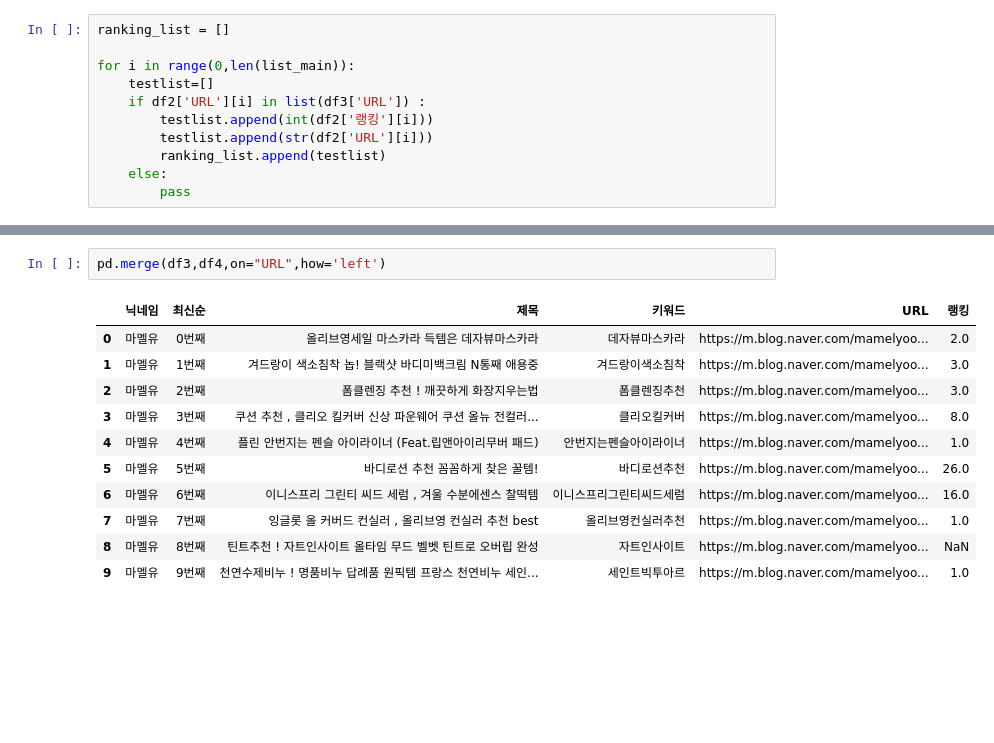
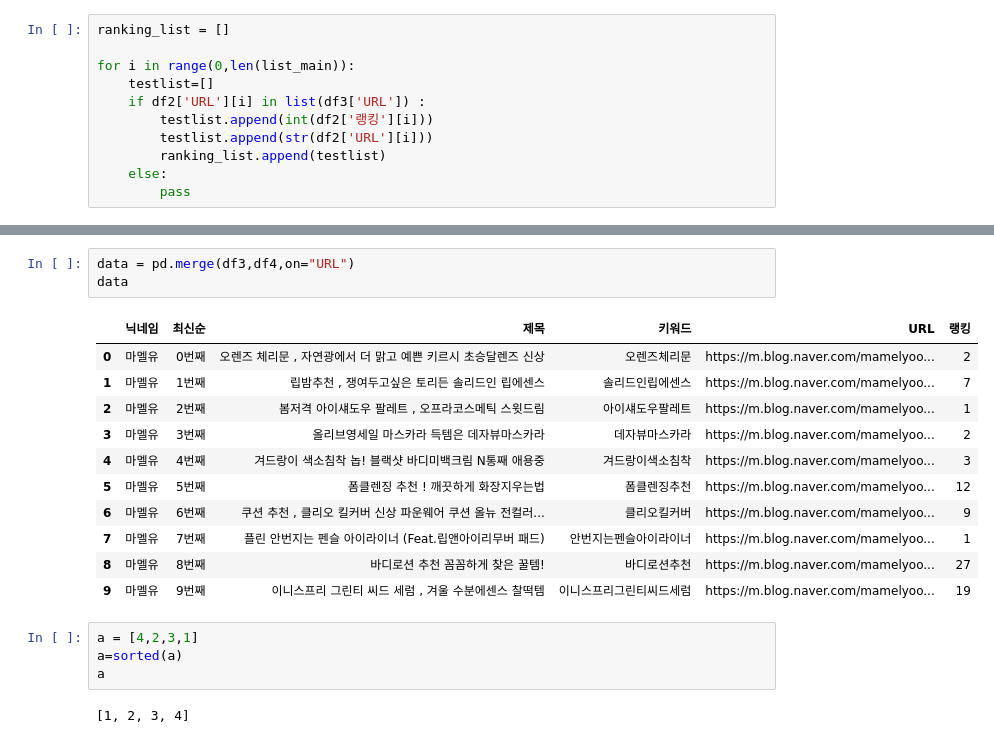
Before and after one commit to ameliacode/hwaseon, a Jupyter notebook: Test-api/notebook-test/네이버 쇼핑 페이지 긁어오기, 블로그 지수 확인_20210303/낙서장.ipynb, the cells around one changed output, grey strips where cells are left out. Drawn from its saved outputs; the diff is of its cells as text; blank space fills up the shorter version.

```diff
--- a/Test-api/notebook-test/네이버 쇼핑 페이지 긁어오기, 블로그 지수 확인_20210303/낙서장.ipynb
+++ b/Test-api/notebook-test/네이버 쇼핑 페이지 긁어오기, 블로그 지수 확인_20210303/낙서장.ipynb
@@ -362,14 +389,21 @@ df4
 # %%
-pd.merge(df3,df4,on="URL",how='left')
+data = pd.merge(df3,df4,on="URL")
+data
 # %% [output]
 |  | 닉네임 | 최신순 | 제목 | 키워드 | URL | 랭킹 |
-| 0 | 마멜유 | 0번째 | 올리브영세일 마스카라 득템은 데자뷰마스카라 | 데자뷰마스카라 | https://m.blog.naver.com/mamelyoo... | 2.0 |
-| 1 | 마멜유 | 1번째 | 겨드랑이 색소침착 놉! 블랙샷 바디미백크림 N통째 애용중 | 겨드랑이색소침착 | https://m.blog.naver.com/mamelyoo... | 3.0 |
-| 2 | 마멜유 | 2번째 | 폼클렌징 추천 ! 깨끗하게 화장지우는법 | 폼클렌징추천 | https://m.blog.naver.com/mamelyoo... | 3.0 |
-| 3 | 마멜유 | 3번째 | 쿠션 추천 , 클리오 킬커버 신상 파운웨어 쿠션 올뉴 전컬러... | 클리오킬커버 | https://m.blog.naver.com/mamelyoo... | 8.0 |
-| 4 | 마멜유 | 4번째 | 플린 안번지는 펜슬 아이라이너 (Feat.립앤아이리무버 패드) | 안번지는펜슬아이라이너 | https://m.blog.naver.com/mamelyoo... | 1.0 |
-| 5 | 마멜유 | 5번째 | 바디로션 추천 꼼꼼하게 찾은 꿀템! | 바디로션추천 | https://m.blog.naver.com/mamelyoo... | 26.0 |
-| 6 | 마멜유 | 6번째 | 이니스프리 그린티 씨드 세럼 , 겨울 수분에센스 찰떡템 | 이니스프리그린티씨드세럼 | https://m.blog.naver.com/mamelyoo... | 16.0 |
-| 7 | 마멜유 | 7번째 | 잉글롯 올 커버드 컨실러 , 올리브영 컨실러 추천 best | 올리브영컨실러추천 | https://m.blog.naver.com/mamelyoo... | 1.0 |
-| 8 | 마멜유 | 8번째 | 틴트추천 ! 자트인사이트 올타임 무드 벨벳 틴트로 오버립 완성 | 자트인사이트 | https://m.blog.naver.com/mamelyoo... | NaN |
-| 9 | 마멜유 | 9번째 | 천연수제비누 ! 명품비누 답례품 원픽템 프랑스 천연비누 세인... | 세인트빅투아르 | https://m.blog.naver.com/mamelyoo... | 1.0 |
+| 0 | 마멜유 | 0번째 | 오렌즈 체리문 , 자연광에서 더 맑고 예쁜 키르시 초승달렌즈 신상 | 오렌즈체리문 | https://m.blog.naver.com/mamelyoo... | 2 |
+| 1 | 마멜유 | 1번째 | 립밤추천 , 쟁여두고싶은 토리든 솔리드인 립에센스 | 솔리드인립에센스 | https://m.blog.naver.com/mamelyoo... | 7 |
+| 2 | 마멜유 | 2번째 | 봄저격 아이섀도우 팔레트 , 오프라코스메틱 스윗드림 | 아이섀도우팔레트 | https://m.blog.naver.com/mamelyoo... | 1 |
+| 3 | 마멜유 | 3번째 | 올리브영세일 마스카라 득템은 데자뷰마스카라 | 데자뷰마스카라 | https://m.blog.naver.com/mamelyoo... | 2 |
+| 4 | 마멜유 | 4번째 | 겨드랑이 색소침착 놉! 블랙샷 바디미백크림 N통째 애용중 | 겨드랑이색소침착 | https://m.blog.naver.com/mamelyoo... | 3 |
+| 5 | 마멜유 | 5번째 | 폼클렌징 추천 ! 깨끗하게 화장지우는법 | 폼클렌징추천 | https://m.blog.naver.com/mamelyoo... | 12 |
+| 6 | 마멜유 | 6번째 | 쿠션 추천 , 클리오 킬커버 신상 파운웨어 쿠션 올뉴 전컬러... | 클리오킬커버 | https://m.blog.naver.com/mamelyoo... | 9 |
+| 7 | 마멜유 | 7번째 | 플린 안번지는 펜슬 아이라이너 (Feat.립앤아이리무버 패드) | 안번지는펜슬아이라이너 | https://m.blog.naver.com/mamelyoo... | 1 |
+| 8 | 마멜유 | 8번째 | 바디로션 추천 꼼꼼하게 찾은 꿀템! | 바디로션추천 | https://m.blog.naver.com/mamelyoo... | 27 |
+| 9 | 마멜유 | 9번째 | 이니스프리 그린티 씨드 세럼 , 겨울 수분에센스 찰떡템 | 이니스프리그린티씨드세럼 | https://m.blog.naver.com/mamelyoo... | 19 |
+# %%
+a = [4,2,3,1]
+a=sorted(a)
+a
+# %% [output]
+[1, 2, 3, 4]
```
Also changed, not shown: parts of 13 cells of this notebook, 9 other files.
